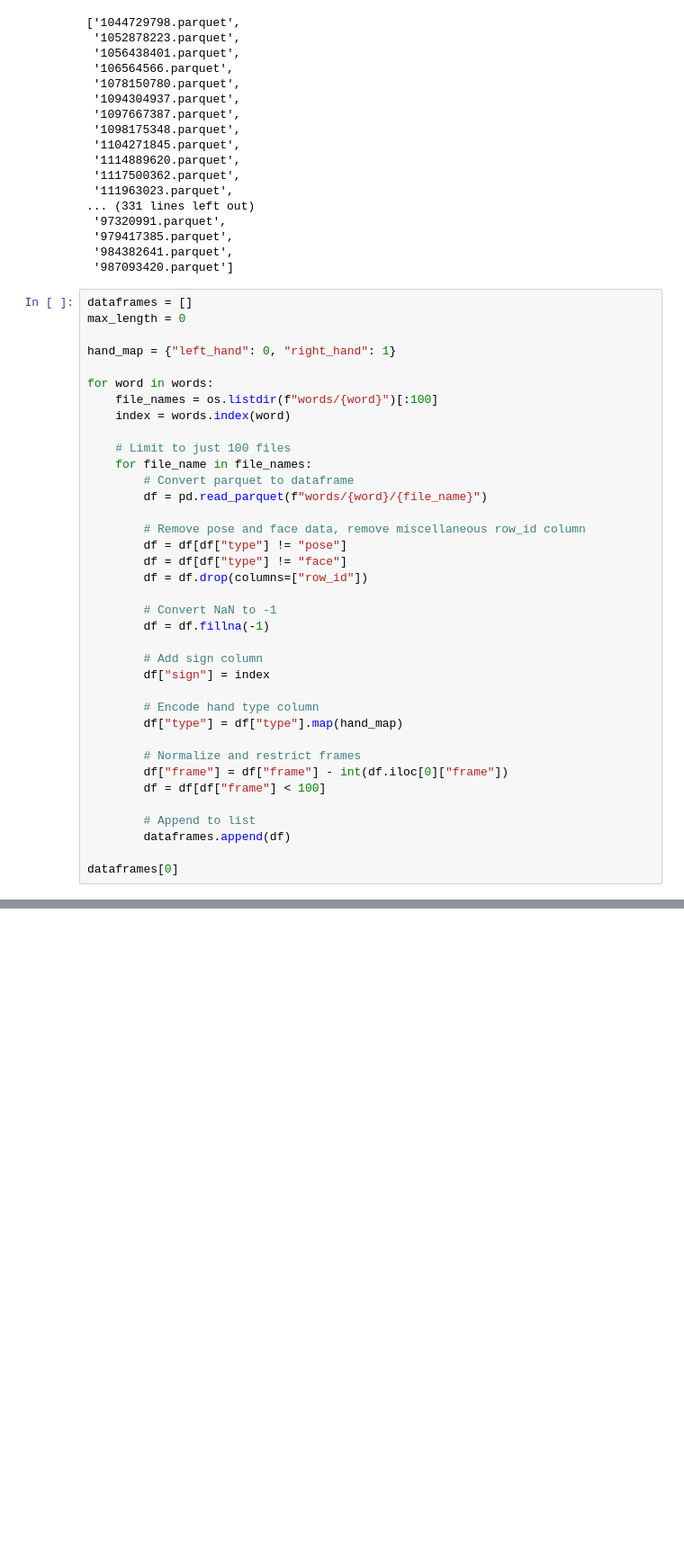
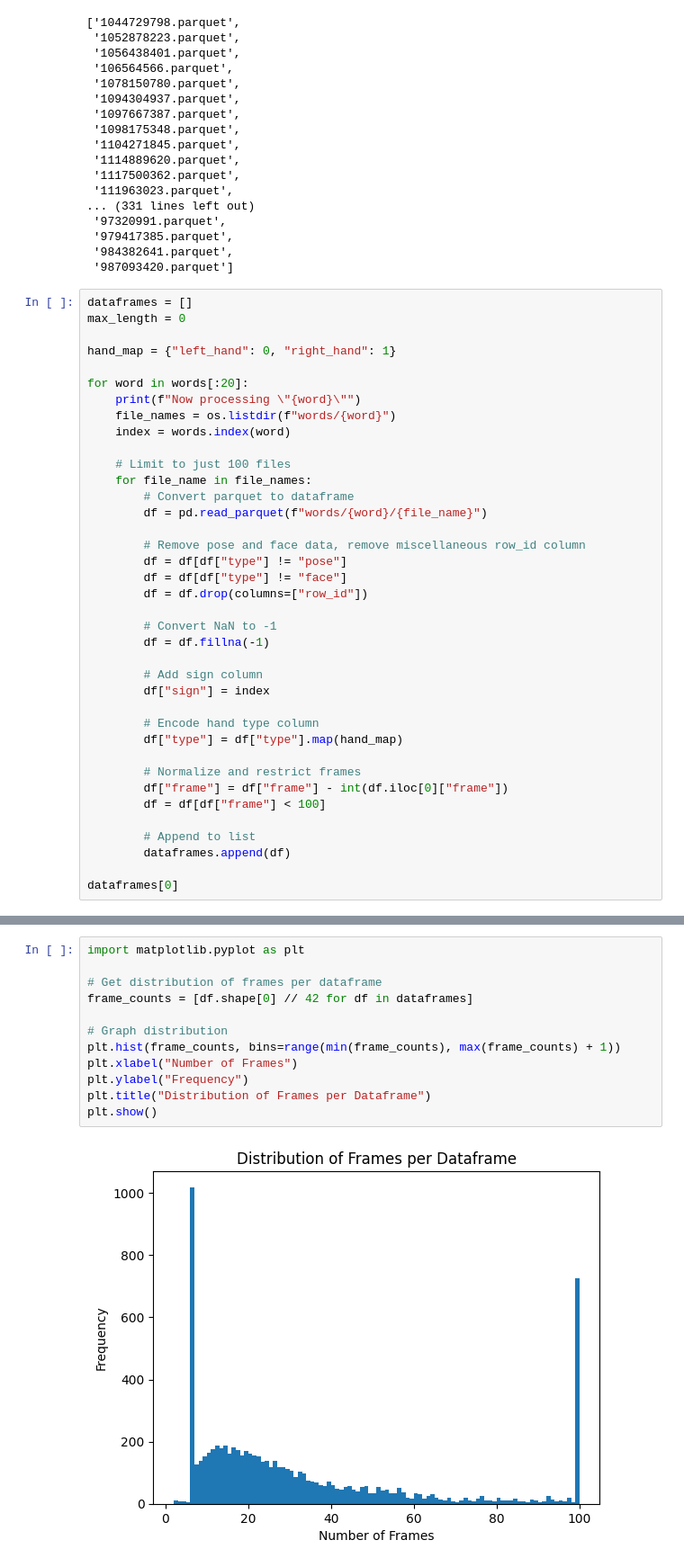
Before and after one commit to AxeFontaine/tamuhack25, a Jupyter notebook: model.ipynb, the cells around one changed output, grey strips where cells are left out. Shown: that part at 90% size. Drawn from its saved outputs; the diff is of its cells as text; blank space fills up the shorter version.

```diff
--- a/model.ipynb
+++ b/model.ipynb
@@ -43,8 +58,9 @@ max_length = 0
 
 hand_map = {"left_hand": 0, "right_hand": 1}
 
-for word in words:
-    file_names = os.listdir(f"words/{word}")[:100]
+for word in words[:20]:
+    print(f"Now processing \"{word}\"")
+    file_names = os.listdir(f"words/{word}")
     index = words.index(word)
 
     # Limit to just 100 files
@@ -91,3 +127,17 @@ dataframes[0]
+# %%
+import matplotlib.pyplot as plt
+
+# Get distribution of frames per dataframe
+frame_counts = [df.shape[0] // 42 for df in dataframes]
+
+# Graph distribution
+plt.hist(frame_counts, bins=range(min(frame_counts), max(frame_counts) + 1))
+plt.xlabel("Number of Frames")
+plt.ylabel("Frequency")
+plt.title("Distribution of Frames per Dataframe")
+plt.show()
+# %% [output]
+[figure, added]
 # %%
 # left and right hand dataframe pad template
 
```
Also changed, not shown: parts of 14 cells of this notebook.
